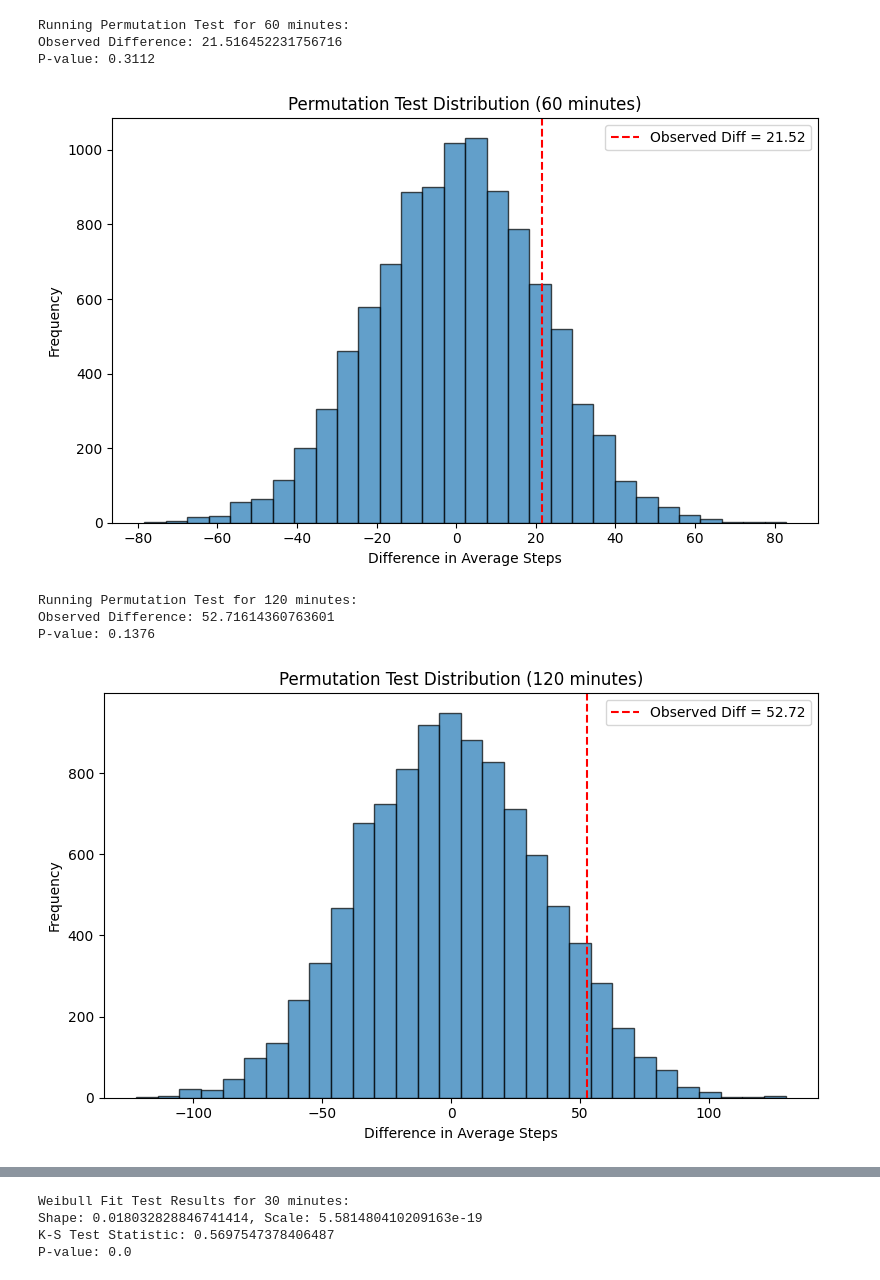
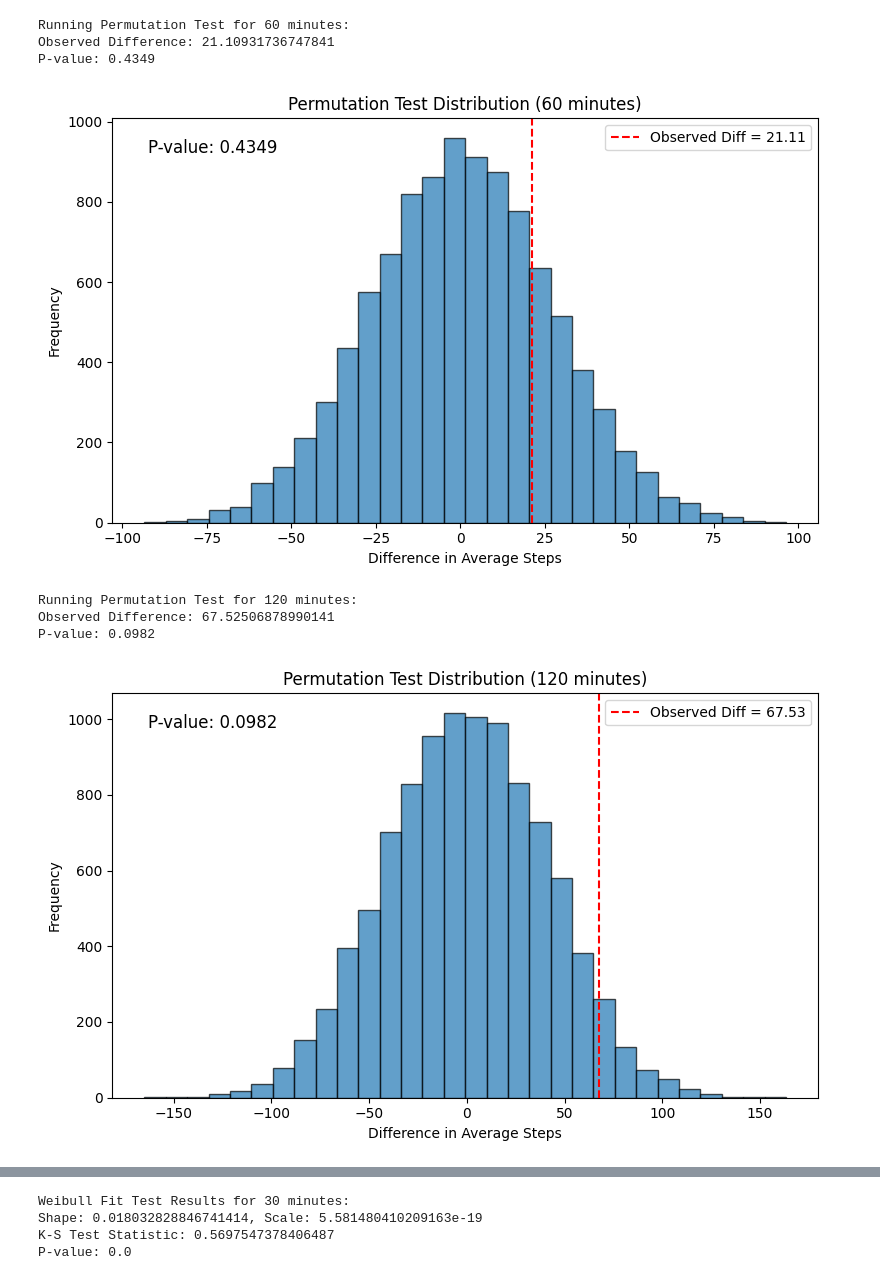
Before and after one commit to jacksoncamp42/ORIE-5160-Midterm-Project, a Jupyter notebook: EDA/hypothesis_testing.ipynb, the cells around one changed output, grey strips where cells are left out. Saved outputs shown, nothing was run; the diff lists cells and outputs as text; code cells hidden in the pictures.

Commit message:
Added hypothesis graphs

```diff
--- a/EDA/hypothesis_testing.ipynb
+++ b/EDA/hypothesis_testing.ipynb
@@ -38,6 +38,10 @@ def run_permutation_tests(comparison_df, time_label):
     plt.figure(figsize=(8, 5))
     plt.hist(perm_diffs, bins=30, edgecolor='black', alpha=0.7)
     plt.axvline(observed_diff, color='red', linestyle='--', label=f'Observed Diff = {observed_diff:.2f}')
+
+    # Add the p-value as text on the plot
+    plt.text(0.05, 0.95, f'P-value: {p_value:.4f}', transform=plt.gca().transAxes, fontsize=12, verticalalignment='top')
+
     plt.title(f'Permutation Test Distribution ({time_label} minutes)')
     plt.xlabel('Difference in Average Steps')
     plt.ylabel('Frequency')
@@ -69,8 +73,8 @@ send_data['tracked_day'] = (send_data['decision.index.nogap'] // 5).astype(int)
 no_send_data['tracked_day'] = (no_send_data['decision.index.nogap'] // 5).astype(int)
 
 # Filter to only include the first 42 days
-send_data = send_data[send_data['tracked_day'] <= 42]
-no_send_data = no_send_data[no_send_data['tracked_day'] <= 42]
+send_data = send_data[send_data['tracked_day'] <= 30]
+no_send_data = no_send_data[no_send_data['tracked_day'] <= 30]
 
 # Group by the tracked day and calculate the average step counts for jbsteps30, jbsteps60, and jbsteps120 for both send and no send data
 # For 30 minutes
@@ -102,11 +106,11 @@ P-value: 0.3316
 Running Permutation Test for 60 minutes:
-Observed Difference: 21.516452231756716
-P-value: 0.3112
+Observed Difference: 21.10931736747841
+P-value: 0.4349
-[figure, old version]
+[figure, new version]
 Running Permutation Test for 120 minutes:
-Observed Difference: 52.71614360763601
-P-value: 0.1376
+Observed Difference: 67.52506878990141
+P-value: 0.0982
-[figure, old version]
+[figure, new version]
 # %%
 import pandas as pd
 import numpy as np
```
Also changed, not shown: parts of 2 cells of this notebook.
